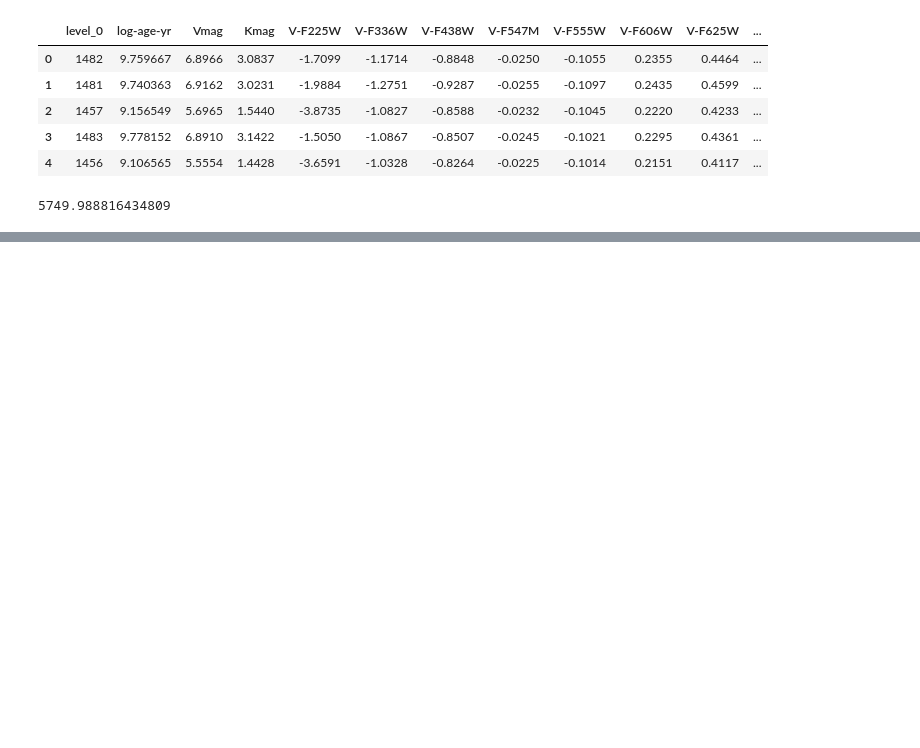
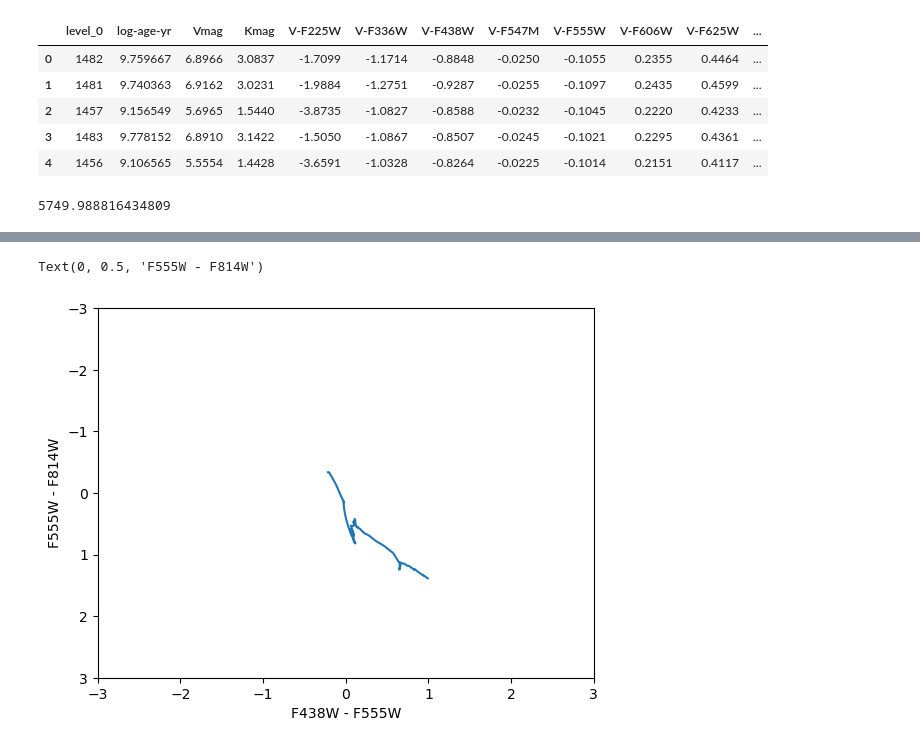
Before and after one commit to devkhullar/querx, a Jupyter notebook: test.ipynb, the cells around one changed output, grey strips where cells are left out. Saved outputs shown, nothing was run; the diff lists cells and outputs as text; code cells hidden in the pictures; blank space fills up the shorter version.

```diff
--- a/test.ipynb
+++ b/test.ipynb
@@ -1788,0 +1787,14 @@ Find(best_fit, 'Cluster ID == 46')
+# %%
+plt.plot(xmodel, ymodel)
+plt.xlim(-3, 3)
+plt.ylim(3, -3)
+plt.xlabel('F438W - F555W')
+plt.ylabel('F555W - F814W')
+
+# idheader='Cluster'
+# columns = ['log-age-yr', 'Age', idheader]
+# cellText=[[5.000000,10**5.000000*u.yr.to(u.Myr), 15]]
+# table = plt.table(cellText=cellText, colLabels=columns, loc='bottom')
+# %% [output]
+Text(0, 0.5, 'F555W - F814W')
+[figure, added]
```
Also changed, not shown: parts of 18 cells of this notebook.
